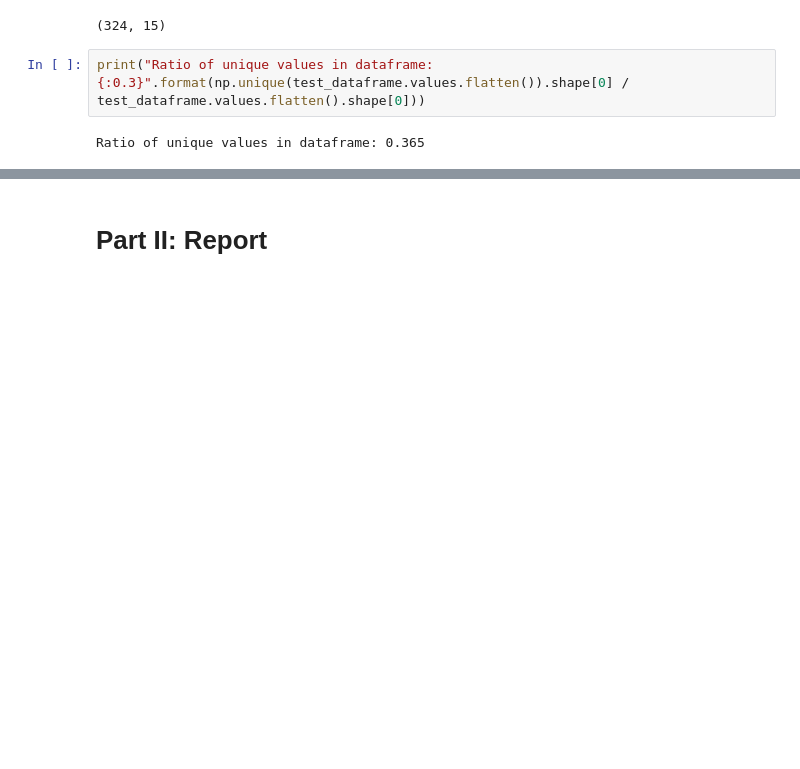
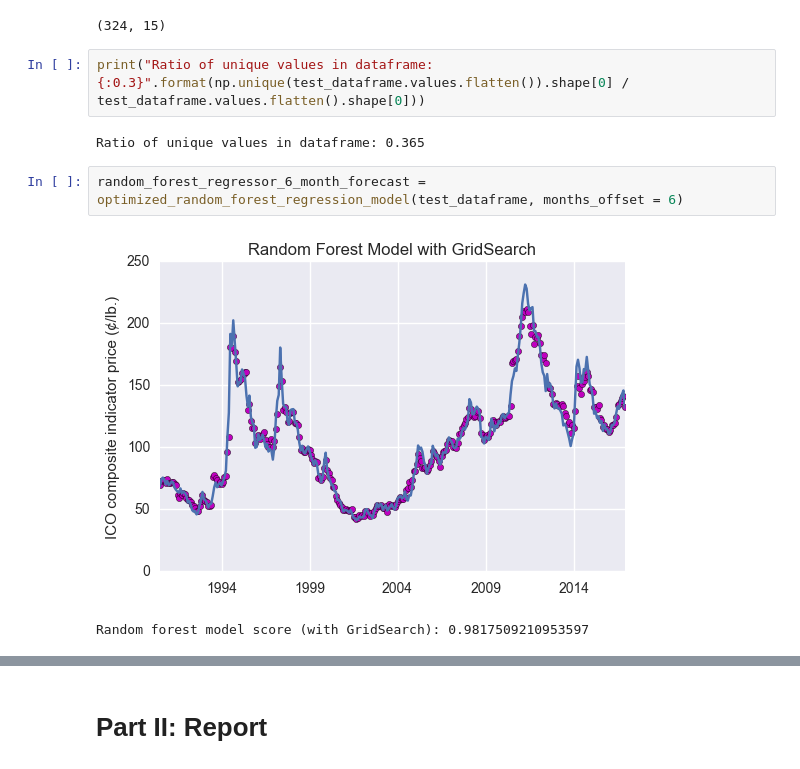
Before and after one commit to mohsseha/DSI-BOS-students, a Jupyter notebook: ntmitchell/capstone project/technical-report.ipynb, the cells around one changed output, grey strips where cells are left out. Drawn from its saved outputs; the diff is of its cells as text; blank space fills up the shorter version.

```diff
--- a/ntmitchell/capstone project/technical-report.ipynb
+++ b/ntmitchell/capstone project/technical-report.ipynb
@@ -422,3 +443,8 @@ test_dataframe.shape
 print("Ratio of unique values in dataframe: {:0.3}".format(np.unique(test_dataframe.values.flatten()).shape[0] / test_dataframe.values.flatten().shape[0]))
 # %% [output]
 Ratio of unique values in dataframe: 0.365
+# %%
+random_forest_regressor_6_month_forecast = optimized_random_forest_regression_model(test_dataframe, months_offset = 6)
+# %% [output]
+[figure, added]
+Random forest model score (with GridSearch): 0.9817509210953597
```
Also changed, not shown: parts of 26 cells of this notebook, 1 other file.
